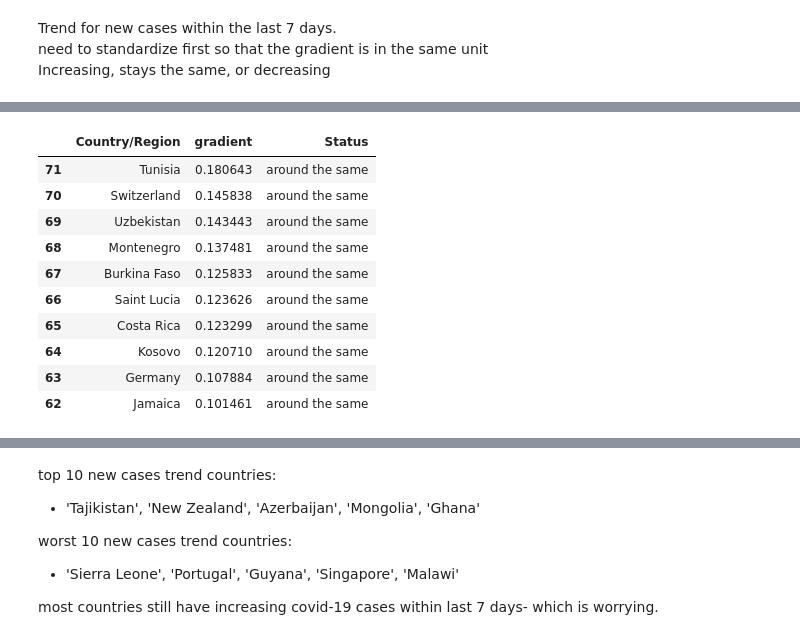
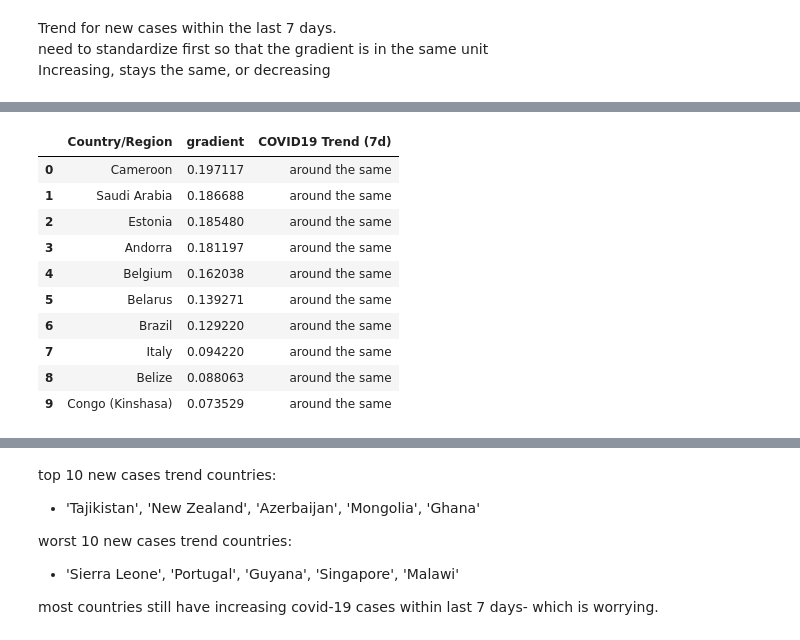
Before and after one commit to n-Faiz/WQD7006_ML_Covid19, a Jupyter notebook: Covid-19 Analysis & Machine learning.ipynb, the cells around one changed output, grey strips where cells are left out. Drawn from its saved outputs; the diff is of its cells as text; code cells hidden in the pictures.

```diff
--- a/Covid-19 Analysis & Machine learning.ipynb
+++ b/Covid-19 Analysis & Machine learning.ipynb
@@ -349,3 +350,6 @@ latest_df.sort_values('Confirmed',ascending = False).head(10)
 Trend for new cases within the last 7 days. <br>
 need to standardize first so that the gradient is in the same unit<br>
 Increasing, stays the same, or decreasing
+# %%
+df = pd.read_csv('data/covid19_df.csv')
+df.head(5)
@@ -382,6 +394,7 @@ def corr_find(x):
 weekly = weekly_df.groupby(['Country/Region'])['New Confirmed'].apply(gradient_find).reset_index()
 weekly.rename(columns={"New Confirmed": "gradient"},inplace=True)
 
-weekly['Status'] = ["increasing" if x>0.2  else "decreasing" if x<-0.2 else "around the same" for x in weekly ['gradient'] ]
+weekly['COVID19 Trend (7d)'] = ["increasing" if x>0.2  else "decreasing" if x<-0.2 else "No cases" if np.isnan(x)
+                                else "around the same" for x in weekly ['gradient'] ]
 weekly
 # %% [output]
@@ -411,5 +430,3 @@ inspect why Null on that country
-# %%
-weekly = weekly.dropna()
 # %%
 weekly = weekly.sort_values("gradient",ascending=True).reset_index(drop=True)
 weekly
@@ -472,18 +490,18 @@ weekly_dec.head(10)
 # %%
-weekly_dec = weekly[weekly["Status"] == "around the same"].sort_values("gradient",ascending=False)
-weekly_dec.head(10)
+weekly_same = weekly[weekly['COVID19 Trend (7d)'] == "around the same"].sort_values("gradient",ascending=False).reset_index(drop=True)
+weekly_same.head(10)
 # %% [output]
-|  | Country/Region | gradient | Status |
-| 71 | Tunisia | 0.180643 | around the same |
-| 70 | Switzerland | 0.145838 | around the same |
-| 69 | Uzbekistan | 0.143443 | around the same |
-| 68 | Montenegro | 0.137481 | around the same |
-| 67 | Burkina Faso | 0.125833 | around the same |
-| 66 | Saint Lucia | 0.123626 | around the same |
-| 65 | Costa Rica | 0.123299 | around the same |
-| 64 | Kosovo | 0.120710 | around the same |
-| 63 | Germany | 0.107884 | around the same |
-| 62 | Jamaica | 0.101461 | around the same |
+|  | Country/Region | gradient | COVID19 Trend (7d) |
+| 0 | Cameroon | 0.197117 | around the same |
+| 1 | Saudi Arabia | 0.186688 | around the same |
+| 2 | Estonia | 0.185480 | around the same |
+| 3 | Andorra | 0.181197 | around the same |
+| 4 | Belgium | 0.162038 | around the same |
+| 5 | Belarus | 0.139271 | around the same |
+| 6 | Brazil | 0.129220 | around the same |
+| 7 | Italy | 0.094220 | around the same |
+| 8 | Belize | 0.088063 | around the same |
+| 9 | Congo (Kinshasa) | 0.073529 | around the same |
 # %%
 # Top 10 countries with decreasing new cases in last 7 days
 fig, axes = plt.subplots(5, 2, figsize=(20, 20))
```
Also changed, not shown: parts of 39 cells of this notebook, 2 other files.
